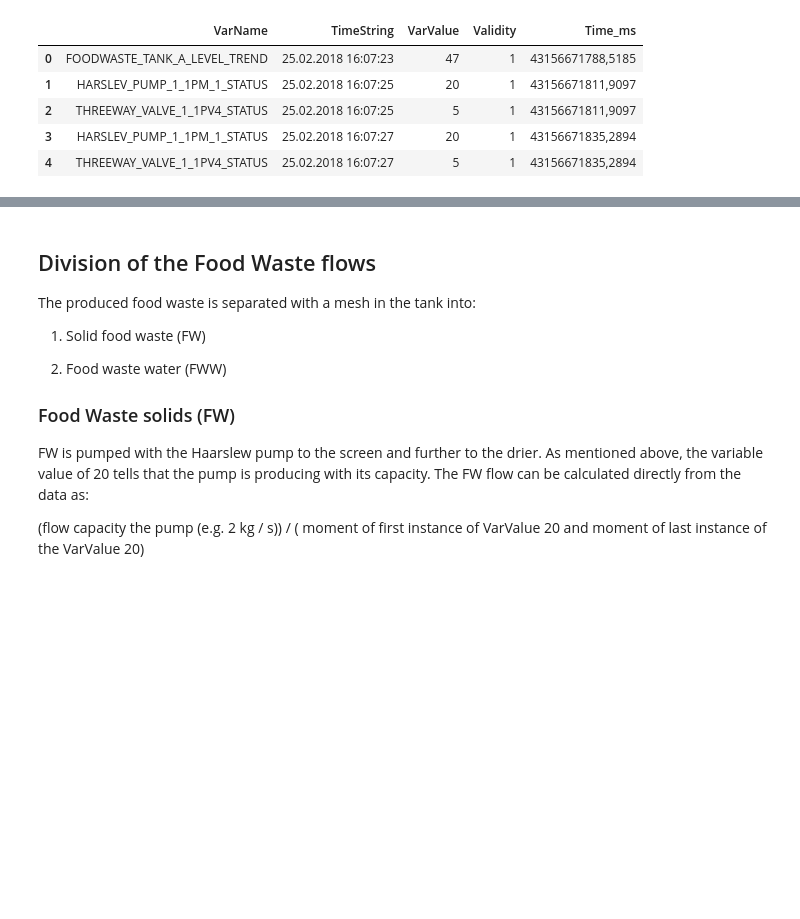
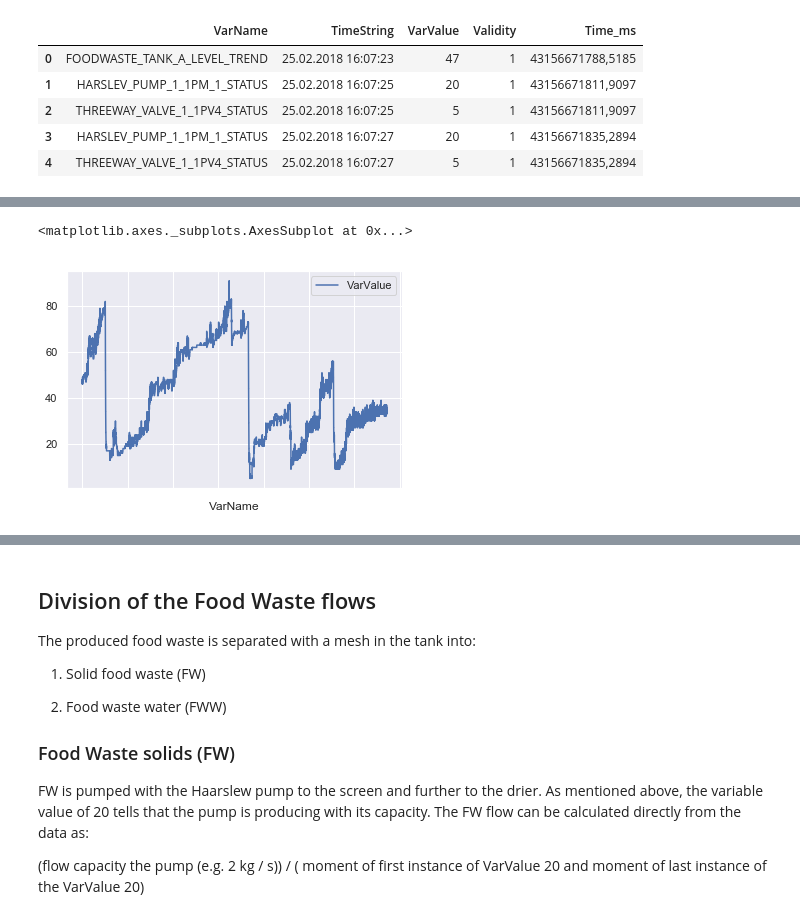
Before and after one commit to Jarzan/DiplomaInAIProject, a Jupyter notebook: ProjectDraft.ipynb, the cells around one changed output, grey strips where cells are left out. Cells and saved outputs as stored; diff of their text form; code cells hidden in the pictures; blank space fills up the shorter version.

```diff
--- a/ProjectDraft.ipynb
+++ b/ProjectDraft.ipynb
@@ -138,0 +185,4 @@ FWTank1Level.tail()
+# %%
+FWT1.drop('Level increase', axis=1, inplace=True)
+# %%
+FWT1.dropna(inplace=True)
@@ -138,0 +199,2 @@ FWTank1Level.tail()
+# %%
+FWT1.LevelIncrease[FWT1.LevelIncrease<0] = 0
@@ -138,0 +206,4 @@ FWTank1Level.tail()
+# %%
+FWT1['filtIncrease'] = FWT1['LevelIncrease'].rolling(12).mean()
+FWT1['cumSum'] = FWT1['filtIncrease'].cumsum()
+FWT1['l/min_flow'] = FWT1.diff(axis=1, periods=12)
@@ -138,0 +278,6 @@ FWTank1Level.tail()
+# %%
+sns.set()
+FWT1.plot()
+# %% [output]
+<matplotlib.axes._subplots.AxesSubplot at 0x...>
+[figure, added]
```
Also changed, not shown: parts of 26 cells of this notebook.
